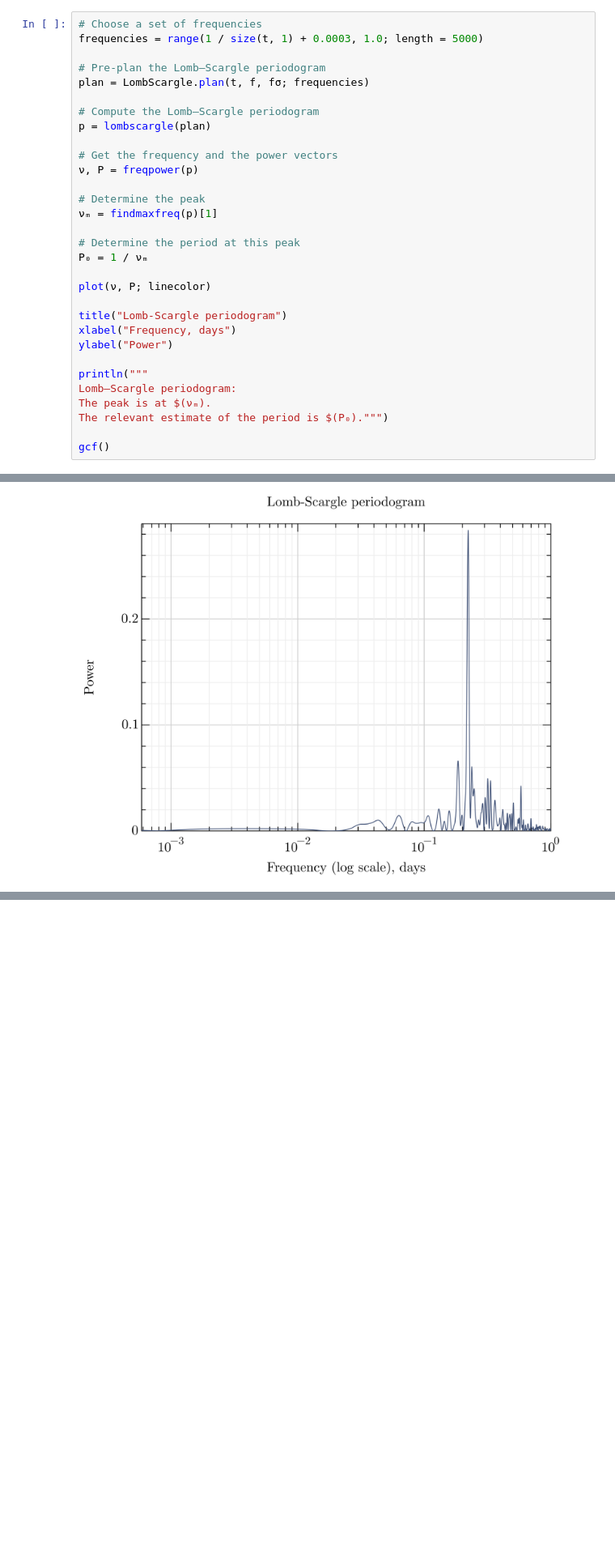
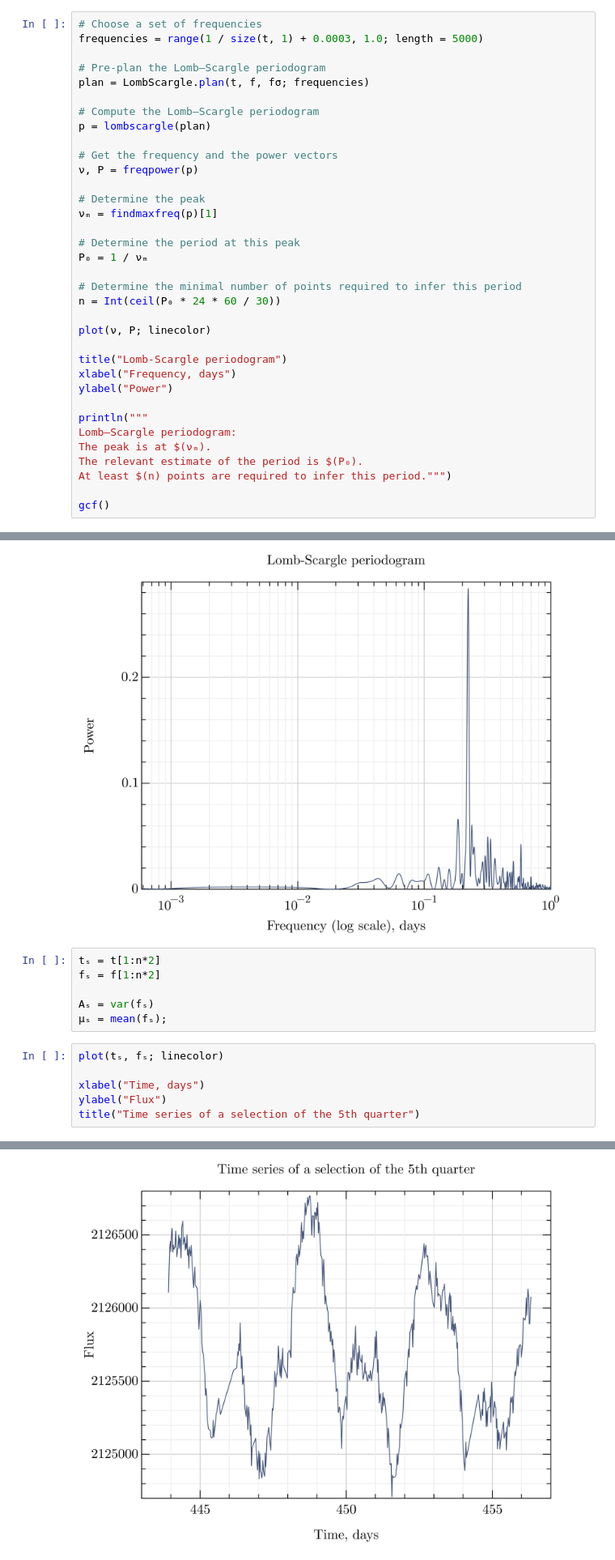
Before and after one commit to paveloom-c/GPKernels, a Jupyter notebook: notebooks/KIC1430163/KIC1430163.ipynb, the cells around one changed output, grey strips where cells are left out. Shown at 81% size. Cells and saved outputs as stored; diff of their text form; blank space fills up the shorter version.

```diff
--- a/notebooks/KIC1430163/KIC1430163.ipynb
+++ b/notebooks/KIC1430163/KIC1430163.ipynb
@@ -98,6 +98,9 @@ p = lombscargle(plan)
 # Determine the period at this peak
 P₀ = 1 / νₘ
 
+# Determine the minimal number of points required to infer this period
+n = Int(ceil(P₀ * 24 * 60 / 30))
+
 plot(ν, P; linecolor)
 
 title("Lomb-Scargle periodogram")
@@ -107,7 +110,8 @@ ylabel("Power")
 println("""
 Lomb–Scargle periodogram:
 The peak is at $(νₘ).
-The relevant estimate of the period is $(P₀).""")
+The relevant estimate of the period is $(P₀).
+At least $(n) points are required to infer this period.""")
 
 gcf()
 # %% [output]
@@ -126,3 +131,16 @@ xlog(true)
 # %% [output]
 GKS: invalid workstation type (Base.RefValue{String}("Base.RefValue{String}(\"Base.RefValue{String}(\\\"Base.RefValue{String}(\\\\\\\"svg\\\\\\\")\\\")\")"))
 [figure]
+# %%
+tₛ = t[1:n*2]
+fₛ = f[1:n*2]
+
+Aₛ = var(fₛ)
+μₛ = mean(fₛ);
+# %%
+plot(tₛ, fₛ; linecolor)
+
+xlabel("Time, days")
+ylabel("Flux")
+title("Time series of a selection of the 5th quarter")
+# %% [output]
@@ -128,0 +148 @@ GKS: invalid workstation type (Base.RefValue{String}("Base.RefValue{String}(\"Ba
+[figure, added]
```
Also changed, not shown: parts of 2 cells of this notebook, 1 other file.
